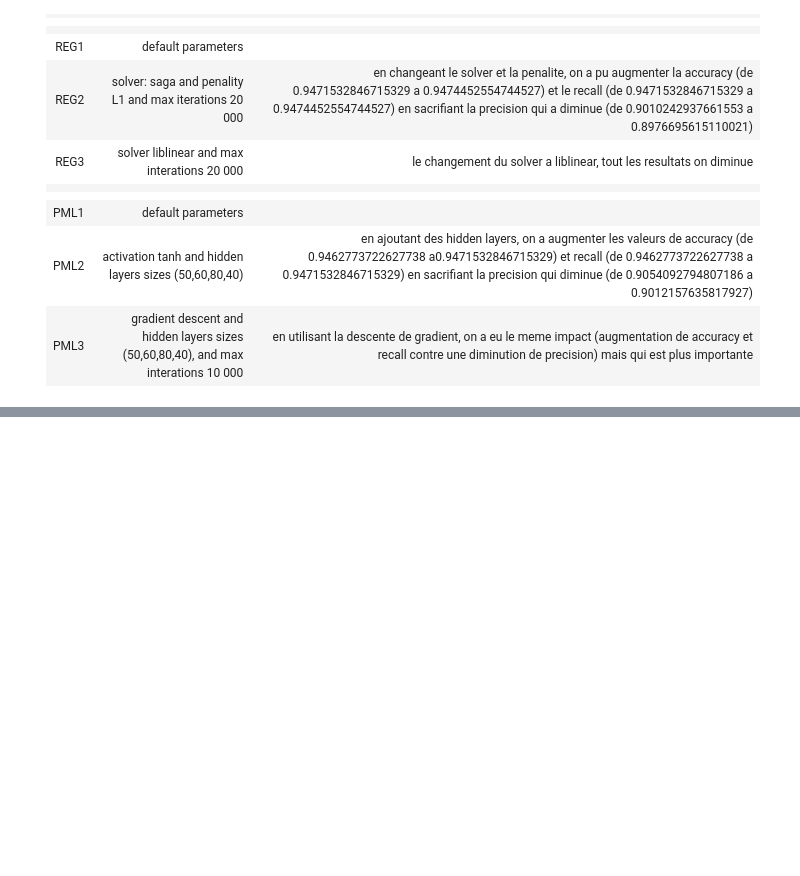
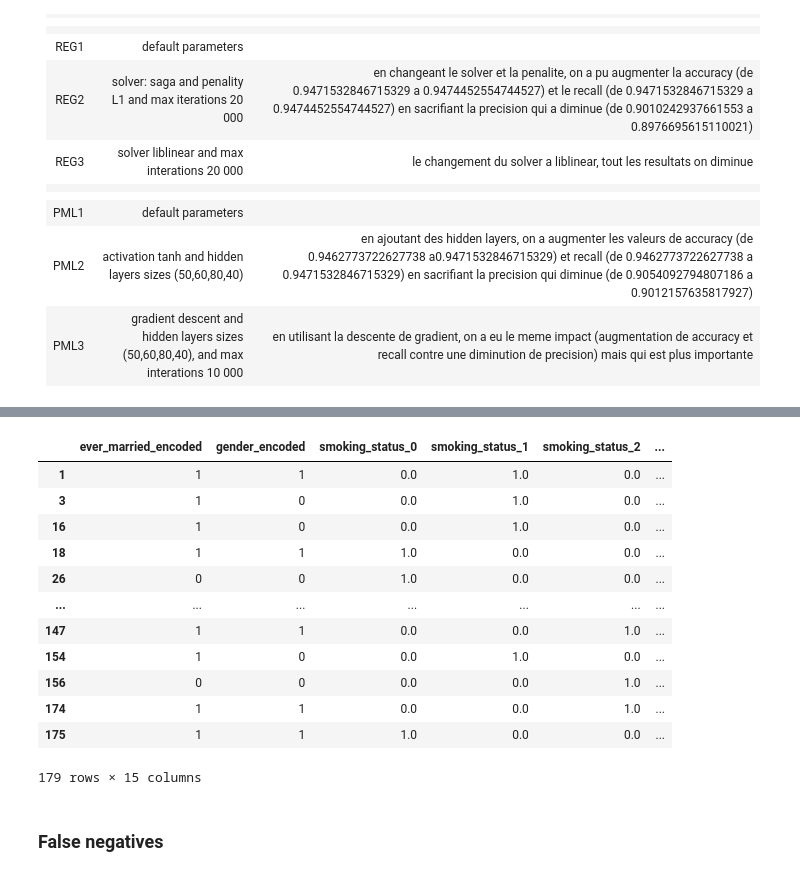
Before and after one commit to mmous102/Stroke_AI, a Jupyter notebook: Stroke prediction.ipynb, the cells around one changed output, grey strips where cells are left out. Saved outputs shown, nothing was run; the diff lists cells and outputs as text; code cells hidden in the pictures; blank space fills up the shorter version.

```diff
--- a/Stroke prediction.ipynb
+++ b/Stroke prediction.ipynb
@@ -584,0 +615,26 @@ recall 0.9474452554744527
+# %%
+false_neg_df = pd.DataFrame()
+for run in results["runs"]:
+    analysisDf = pd.DataFrame()
+    analysisDf["res"] = run["test_y"]
+    analysisDf["prediction"] = run["predictions"]
+    false_neg_index = analysisDf.query("res == 1 & prediction == 0").index
+    false_neg_df = false_neg_df.append(run["test_X"].loc[false_neg_index])
+# %%
+false_neg_df
+# %% [output]
+|  | ever_married_encoded | gender_encoded | smoking_status_0 | smoking_status_1 | smoking_status_2 | ... |
+| 1 | 1 | 1 | 0.0 | 1.0 | 0.0 | ... |
+| 3 | 1 | 0 | 0.0 | 1.0 | 0.0 | ... |
+| 16 | 1 | 0 | 0.0 | 1.0 | 0.0 | ... |
+| 18 | 1 | 1 | 1.0 | 0.0 | 0.0 | ... |
+| 26 | 0 | 0 | 1.0 | 0.0 | 0.0 | ... |
+| ... | ... | ... | ... | ... | ... | ... |
+| 147 | 1 | 1 | 0.0 | 0.0 | 1.0 | ... |
+| 154 | 1 | 0 | 0.0 | 1.0 | 0.0 | ... |
+| 156 | 0 | 0 | 0.0 | 0.0 | 1.0 | ... |
+| 174 | 1 | 1 | 0.0 | 0.0 | 1.0 | ... |
+| 175 | 1 | 1 | 1.0 | 0.0 | 0.0 | ... |
+179 rows × 15 columns
+# %% [markdown]
+### False negatives
```
Also changed, not shown: parts of 13 cells of this notebook.
